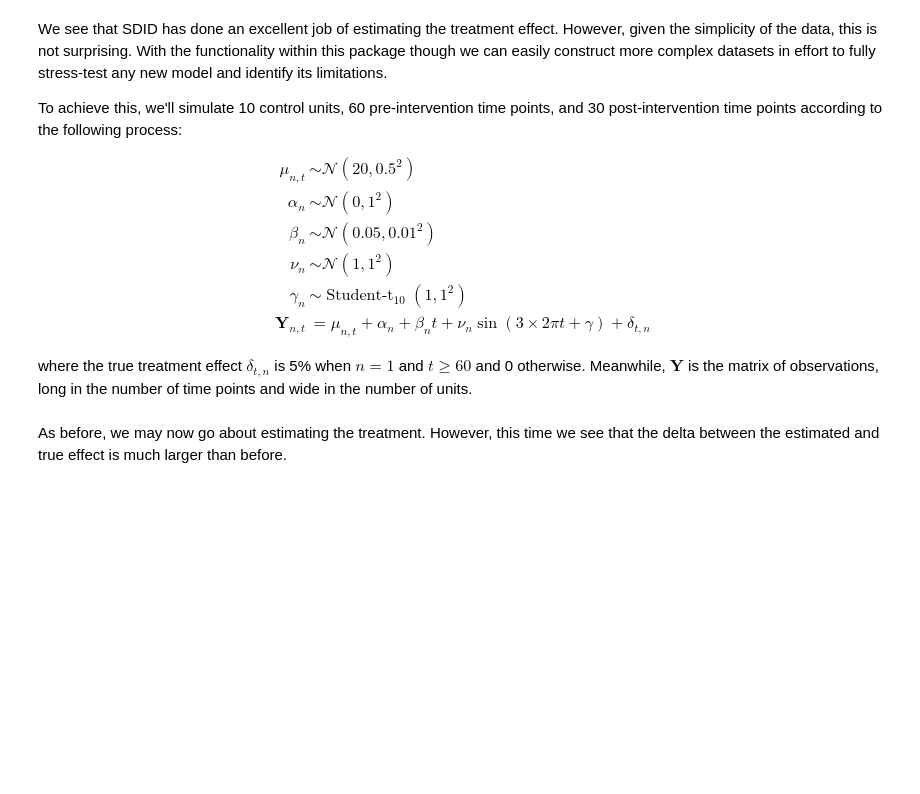
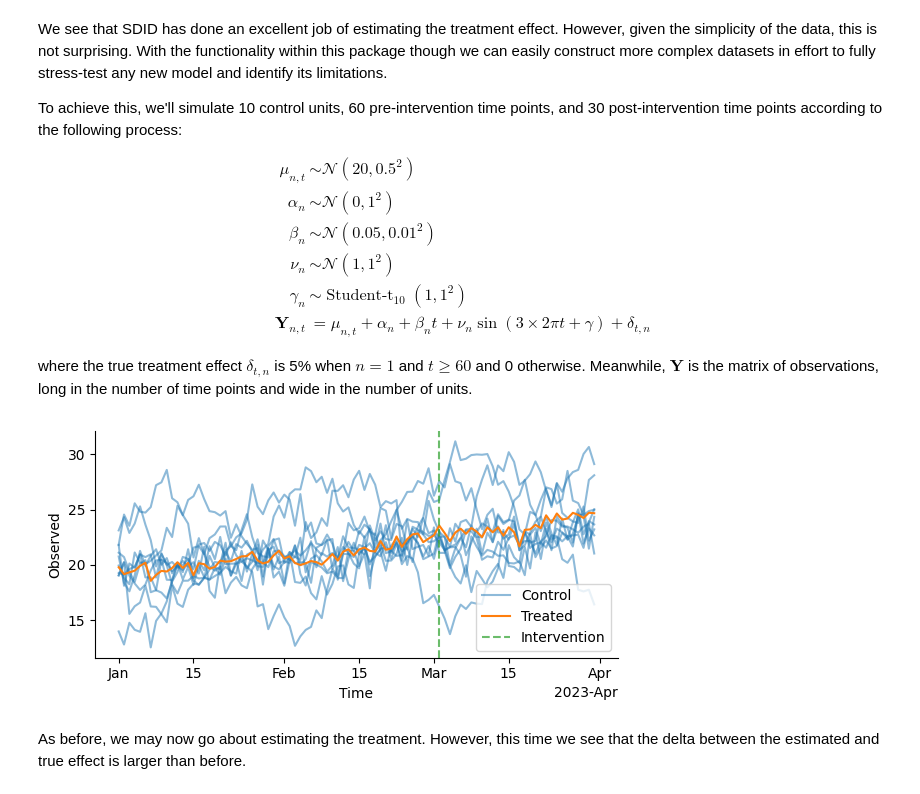
Before and after one commit to amazon-science/causal-validation, a Jupyter notebook: docs/examples/azcausal.ipynb, the cells around one changed output. Cells and saved outputs as stored; diff of their text form; code cells hidden in the pictures; blank space fills up the shorter version.

```diff
--- a/docs/examples/azcausal.ipynb
+++ b/docs/examples/azcausal.ipynb
@@ -78,25 +103,25 @@ $\mathbf{Y}$ is the matrix of observations, long in the number of time points an
 in the number of units.
 # %%
 cfg = Config(
-    n_control_units=10,
-    n_pre_intervention_timepoints=60,
-    n_post_intervention_timepoints=30,
+    treatment_assignments=D,
     global_mean=20,
     global_scale=1,
     seed=123,
 )
 
 intercept = UnitVaryingParameter(sampling_dist=st.norm(loc=0.0, scale=1))
 coefficient = UnitVaryingParameter(sampling_dist=st.norm(loc=0.05, scale=0.01))
 linear_trend = Trend(degree=1, coefficient=coefficient, intercept=intercept)
 
 amplitude = UnitVaryingParameter(sampling_dist=st.norm(loc=1.0, scale=2))
 shift = UnitVaryingParameter(sampling_dist=st.t(df=10))
 periodic = Periodic(amplitude=amplitude, shift=shift, frequency=3)
 
 data = effect(periodic(linear_trend(simulate(cfg))))
 ax = plot(data)
+# %% [output]
+[figure, added]
 # %% [markdown]
-As before, we may now go about estimating the treatment. However, this time we see that the delta between the estimated and true effect is much larger than
+As before, we may now go about estimating the treatment. However, this time we see that the delta between the estimated and true effect is larger than
 before.
 # %%
```
Also changed, not shown: parts of 5 cells of this notebook, 35 other files.
